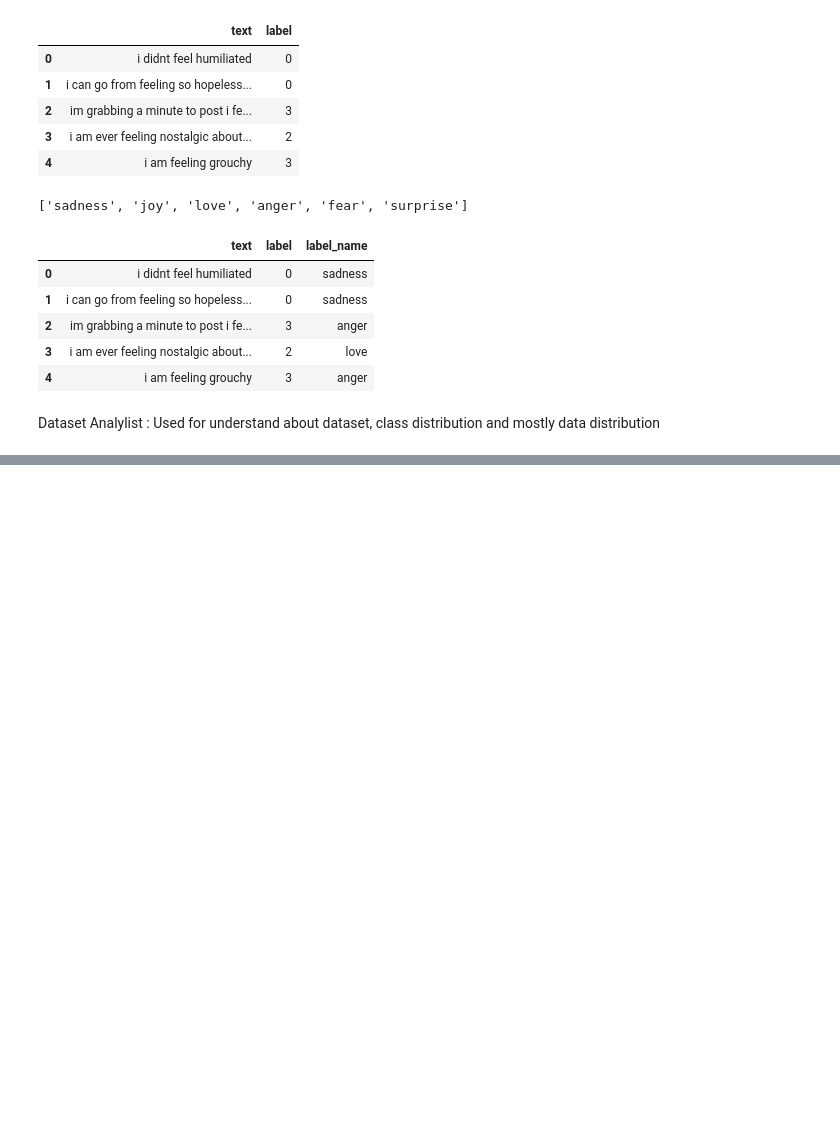
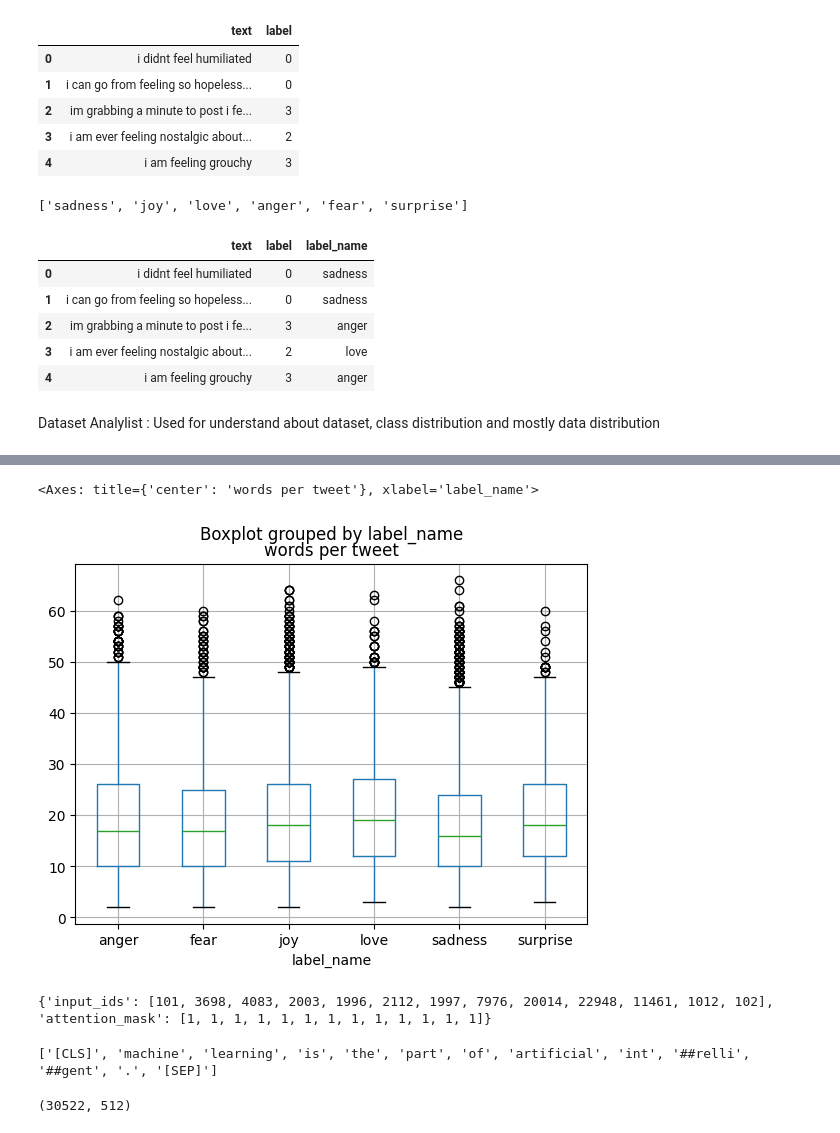
Before and after one commit to chaitykundu/DistilBERT_Emotion_Recognition, a Jupyter notebook: DistilBert_Emotion.ipynb, the cells around one changed output, grey strips where cells are left out. Drawn from its saved outputs; the diff is of its cells as text; code cells hidden in the pictures; blank space fills up the shorter version.

```diff
--- a/DistilBert_Emotion.ipynb
+++ b/DistilBert_Emotion.ipynb
@@ -85,0 +107,6 @@ Dataset Analylist : Used for understand about dataset, class distribution and mo
+# %%
+df['words per tweet'] = df['text'].str.split().apply(len)
+df.boxplot("words per tweet", by='label_name')
+# %% [output]
+<Axes: title={'center': 'words per tweet'}, xlabel='label_name'>
+[figure, added]
@@ -85,0 +117,15 @@ Dataset Analylist : Used for understand about dataset, class distribution and mo
+# %%
+text= "Machine learning is the part of Artificial Intrelligent."
+encoded_text = tokenizer(text)
+print(encoded_text)
+# %% [output]
+{'input_ids': [101, 3698, 4083, 2003, 1996, 2112, 1997, 7976, 20014, 22948, 11461, 1012, 102], 'attention_mask': [1, 1, 1, 1, 1, 1, 1, 1, 1, 1, 1, 1, 1]}
+# %%
+tokens= tokenizer.convert_ids_to_tokens(encoded_text.input_ids)
+print(tokens)
+# %% [output]
+['[CLS]', 'machine', 'learning', 'is', 'the', 'part', 'of', 'artificial', 'int', '##relli', '##gent', '.', '[SEP]']
+# %%
+tokenizer.vocab_size, tokenizer.model_max_length
+# %% [output]
+(30522, 512)
```
Also changed, not shown: parts of 15 cells of this notebook.
